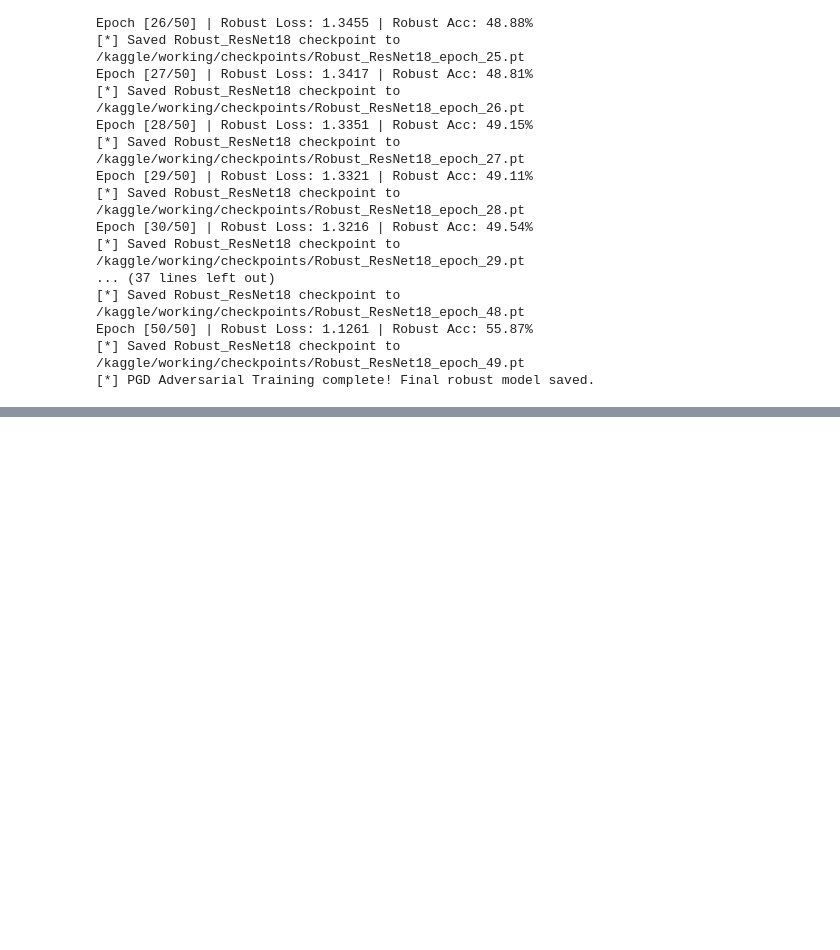
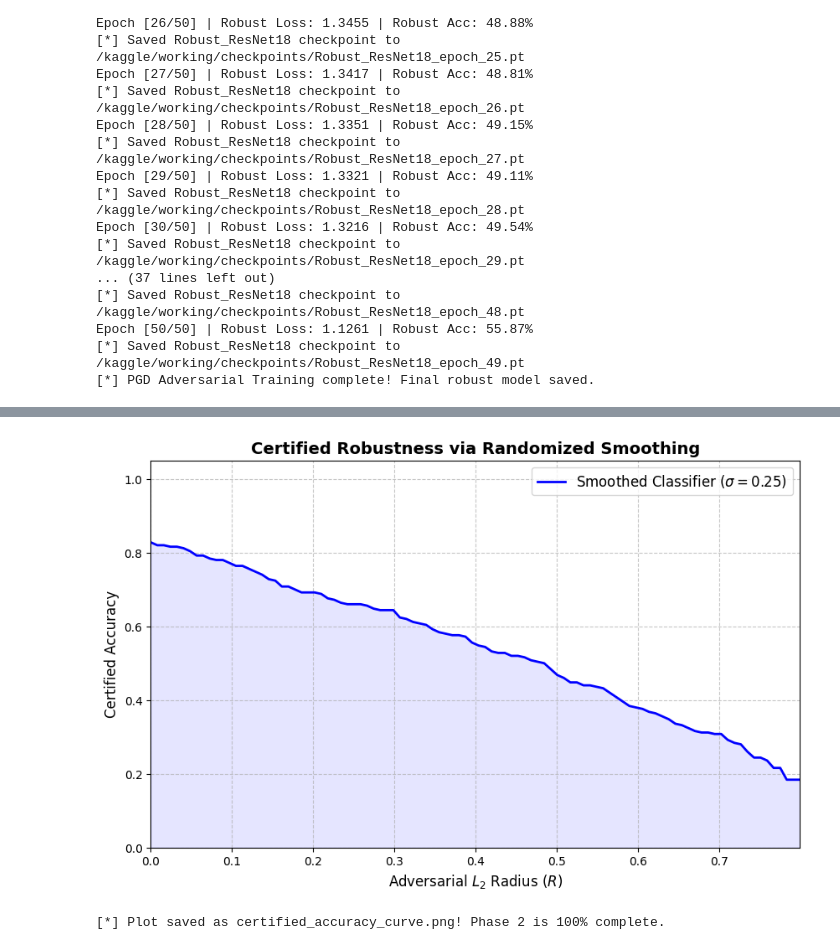
Before and after one commit to amitkhedar30/adversarial-attack-defense, a Jupyter notebook: adv-defense-runner-ipynb.ipynb, the cells around one changed output, grey strips where cells are left out. Drawn from its saved outputs; the diff is of its cells as text; code cells hidden in the pictures; blank space fills up the shorter version.

Commit message:
Kaggle Notebook | adv_defense_runner.ipynb | Version 6

```diff
--- a/adv-defense-runner-ipynb.ipynb
+++ b/adv-defense-runner-ipynb.ipynb
@@ -302,0 +534,41 @@ Epoch [50/50] | Robust Loss: 1.1261 | Robust Acc: 55.87%
+# %%
+import pandas as pd
+import numpy as np
+import matplotlib.pyplot as plt
+
+# 1. Load the certification data
+df = pd.read_csv("/kaggle/working/certification_radii.csv")
+
+# 2. Define the radii thresholds to plot (from 0 up to the maximum radius found)
+max_radius = df['radius'].max()
+radii_thresholds = np.linspace(0, max_radius, 100)
+certified_accuracies = []
+
+# 3. Calculate certified accuracy at each threshold
+total_images = len(df)
+for r in radii_thresholds:
+    # A prediction is certified at radius r ONLY IF it was correct AND its certified radius >= r
+    robust_count = ((df['correct'] == True) & (df['radius'] >= r)).sum()
+    certified_accuracies.append(robust_count / total_images)
+
+# 4. Plot the curve
+plt.figure(figsize=(10, 6))
+plt.plot(radii_thresholds, certified_accuracies, linewidth=2, color='blue', label=r'Smoothed Classifier ($\sigma=0.25$)')
+
+plt.fill_between(radii_thresholds, certified_accuracies, alpha=0.1, color='blue')
+plt.xlabel("Adversarial $L_2$ Radius ($R$)", fontsize=12)
+plt.ylabel("Certified Accuracy", fontsize=12)
+plt.title("Certified Robustness via Randomized Smoothing", fontsize=14, fontweight='bold')
+plt.grid(True, linestyle='--', alpha=0.7)
+plt.ylim(0, 1.05)
+plt.xlim(0, max_radius)
+plt.legend(loc='upper right', fontsize=12)
+
+# Save the plot for your report/dashboard
+plt.savefig("/kaggle/working/certified_accuracy_curve.png", dpi=300, bbox_inches='tight')
+plt.show()
+
+print("[*] Plot saved as certified_accuracy_curve.png! Phase 2 is 100% complete.")
+# %% [output]
+[figure, added]
+[*] Plot saved as certified_accuracy_curve.png! Phase 2 is 100% complete.
```
Also changed, not shown: parts of 9 cells of this notebook.
